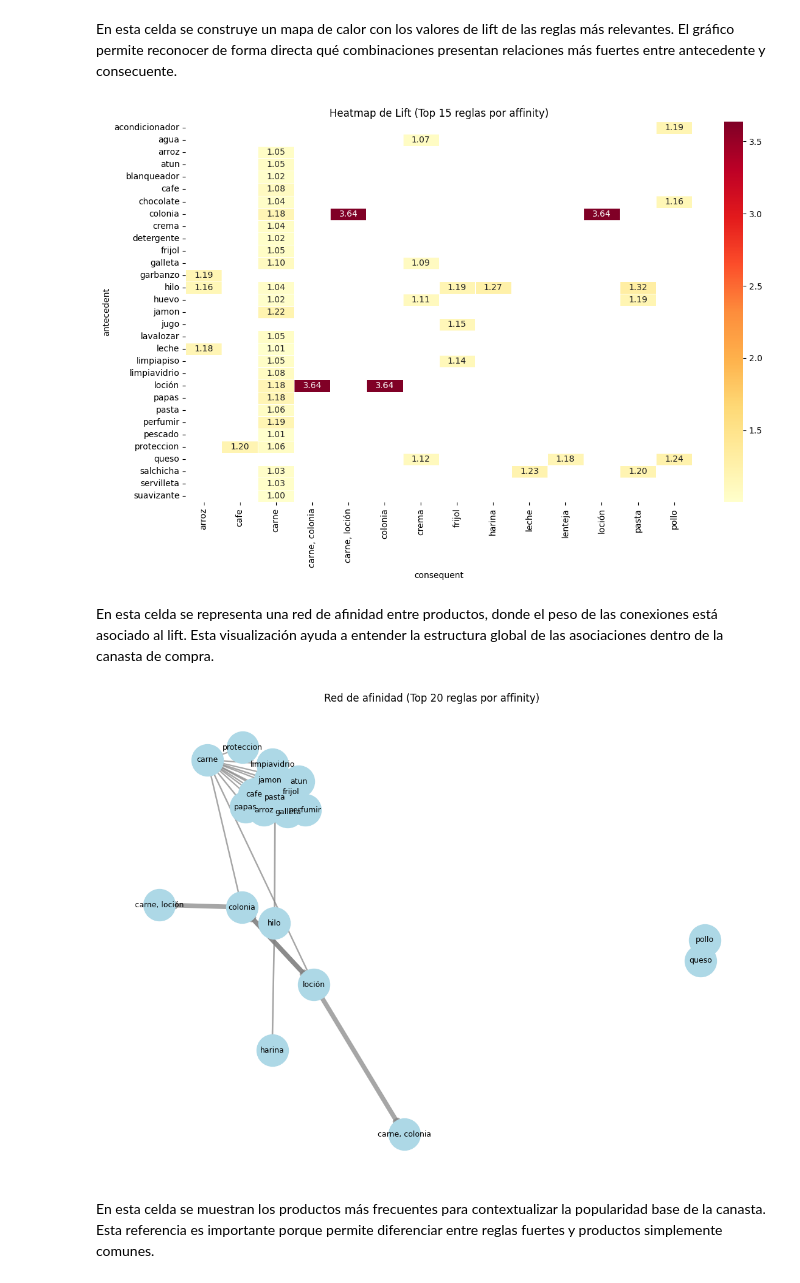
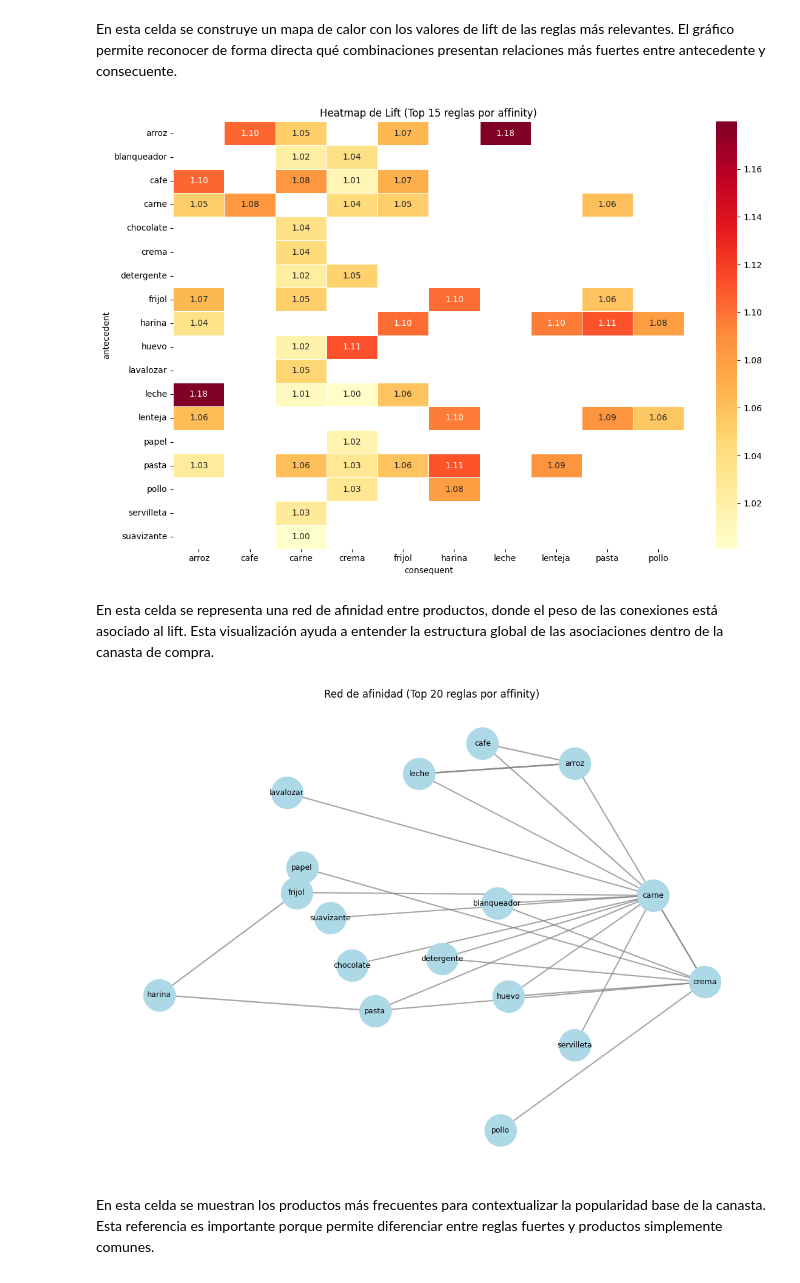
Before and after one commit to 5arSanti/data-mining-eclat, a Jupyter notebook: main.ipynb, the cells around one changed output. Saved outputs shown, nothing was run; the diff lists cells and outputs as text; code cells hidden in the pictures.

```diff
--- a/main.ipynb
+++ b/main.ipynb
@@ -540,10 +542,10 @@ def run_eclat(
 En esta sección se ejecuta el modelo sobre los datos procesados y se consolida la tabla `freq_df`, que contiene los itemsets frecuentes con su soporte. Este resultado es la base para construir reglas de asociación en la fase siguiente.
 # %%
 # Propósito: ejecutar el algoritmo ECLAT sobre la base final y obtener itemsets frecuentes.
-MIN_SUPPORT = 0.2
+MIN_SUPPORT = 0.3
 MAX_ITEMSET = 3
 
 freq_df, support_cache, productos_df = run_eclat(df_final, MIN_SUPPORT, MAX_ITEMSET)
 print("Itemsets frecuentes:", len(freq_df))
-display(freq_df)
+display(freq_df.head(20))
 # %% [output]
@@ -735,34 +742,34 @@ if not rules_df.empty:
 else:
     print('No hay reglas para visualizar en heatmap.')
 # %% [output]
-[figure, old version]
+[figure, new version]
 # %% [markdown]
 En esta celda se representa una red de afinidad entre productos, donde el peso de las conexiones está asociado al lift. Esta visualización ayuda a entender la estructura global de las asociaciones dentro de la canasta de compra.
 # %%
 # Propósito: dibujar red de afinidad entre productos con pesos por lift.
 if not rules_df.empty:
-    top_net = rules_df.head(20)
+    top_net = rules_df.head(25)
     graph = nx.DiGraph()
 
     for _, row in top_net.iterrows():
         ant = row['antecedent']
         con = row['consequent']
         lift = row['lift']
         graph.add_edge(ant, con, weight=lift)
 
     plt.figure(figsize=(14, 10))
     pos = nx.spring_layout(graph, seed=42)
     widths = [graph[u][v]['weight'] * 1.5 for u, v in graph.edges()]
     nx.draw_networkx_nodes(graph, pos, node_size=1400, node_color='lightblue')
     nx.draw_networkx_labels(graph, pos, font_size=9)
     nx.draw_networkx_edges(graph, pos, width=widths, edge_color='gray', arrows=True, alpha=0.7)
     plt.title('Red de afinidad (Top 20 reglas por affinity)')
     plt.axis('off')
     plt.show()
 else:
     print('No hay reglas para visualizar en red de afinidad.')
 # %% [output]
-[figure, old version]
+[figure, new version]
 # %% [markdown]
 En esta celda se muestran los productos más frecuentes para contextualizar la popularidad base de la canasta. Esta referencia es importante porque permite diferenciar entre reglas fuertes y productos simplemente comunes.
 # %%
```
Also changed, not shown: parts of 7 cells of this notebook, 1 other file.
